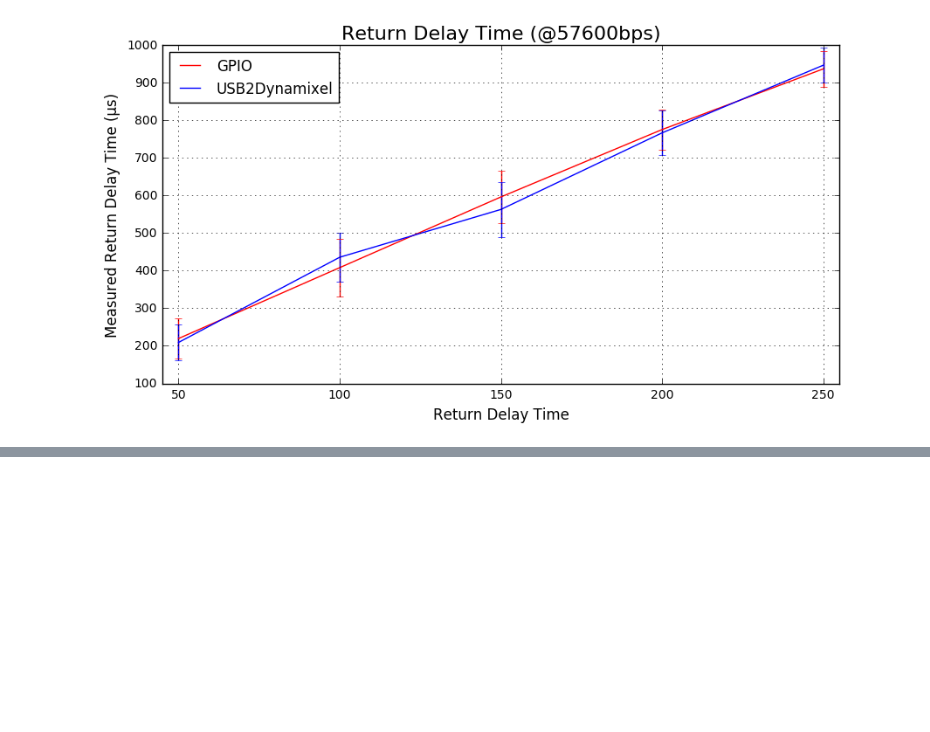
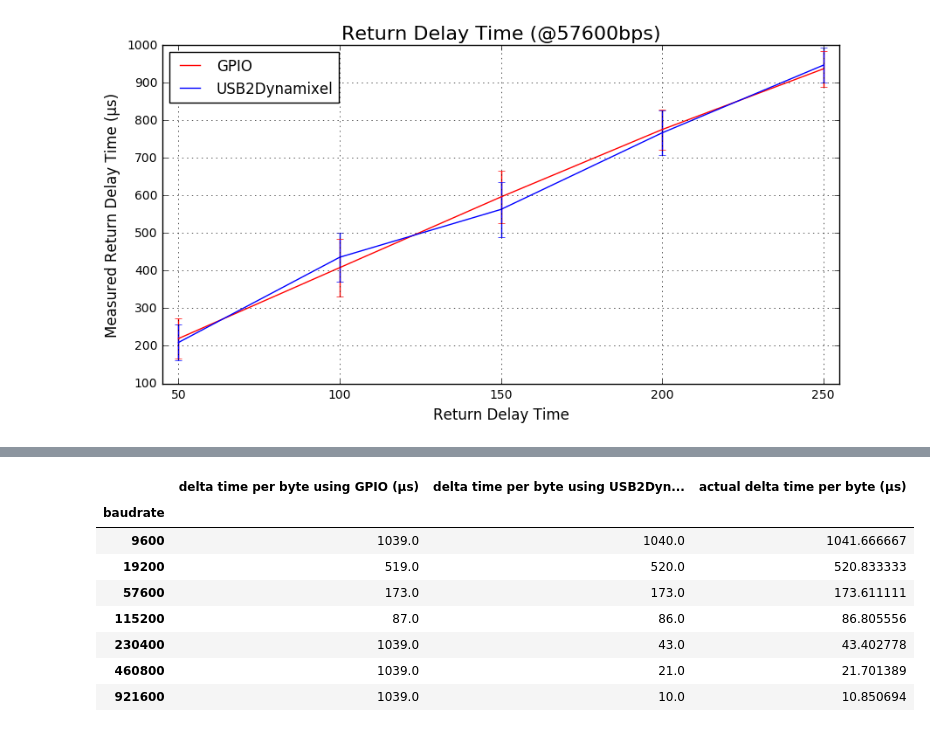
Before and after one commit to jeremiedecock/pyax12, a Jupyter notebook: docs/xps/rdt.ipynb, the cells around one changed output, grey strips where cells are left out. Cells and saved outputs as stored; diff of their text form; code cells hidden in the pictures; blank space fills up the shorter version.

```diff
--- a/docs/xps/rdt.ipynb
+++ b/docs/xps/rdt.ipynb
@@ -100,0 +113,31 @@ ax1.set_title("Return Delay Time (@57600bps)", fontsize=16)
+# %%
+br_array = np.array([
+    [9600,   1039, 1040],
+    [19200,  519,  520],
+    [57600,  173,  173],
+    [115200, 87,   86],
+    [230400, 1039, 43],
+    [460800, 1039, 21],
+    [921600, 1039, 10]
+])
+
+# Actual dt = 1 / baudrate * (8 bits + 1 start bit + 1 stop bit) * 1000000 microsec
+actual_dt = 1. / br_array[:,0] * 10. * 1000000.
+
+df = pd.DataFrame(data=np.hstack([br_array[:,1:], actual_dt.reshape([-1, 1])]),
+                  index=br_array[:,0],
+                  columns=["delta time per byte using GPIO (µs)",
+                           "delta time per byte using USB2Dynamixel (µs)",
+                           "actual delta time per byte (µs)"])
+df.index.name = "baudrate"
+df
+# %% [output]
+|  | delta time per byte using GPIO (µs) | delta time per byte using USB2Dyn... | actual delta time per byte (µs) |
+| baudrate |  |  |  |
+| 9600 | 1039.0 | 1040.0 | 1041.666667 |
+| 19200 | 519.0 | 520.0 | 520.833333 |
+| 57600 | 173.0 | 173.0 | 173.611111 |
+| 115200 | 87.0 | 86.0 | 86.805556 |
+| 230400 | 1039.0 | 43.0 | 43.402778 |
+| 460800 | 1039.0 | 21.0 | 21.701389 |
+| 921600 | 1039.0 | 10.0 | 10.850694 |
```
Also changed, not shown: parts of 7 cells of this notebook, 2 other files.
